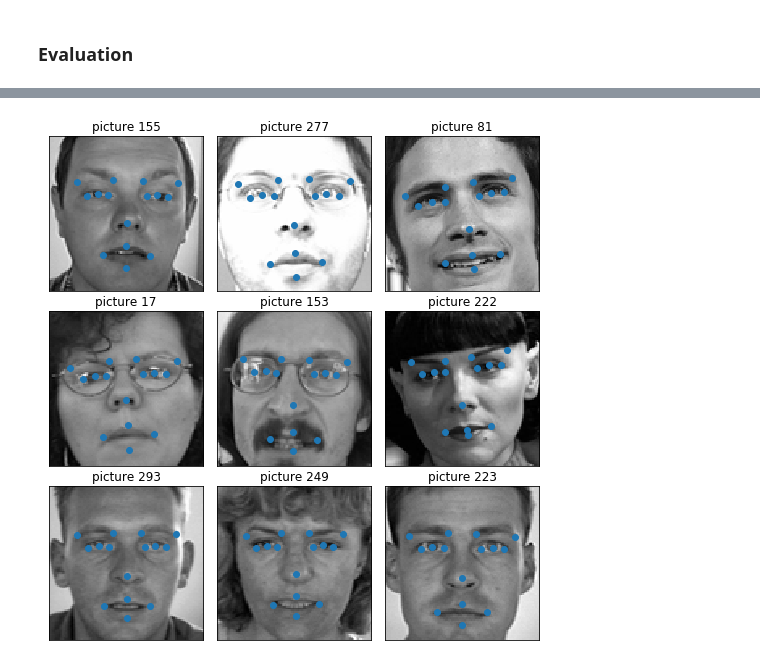
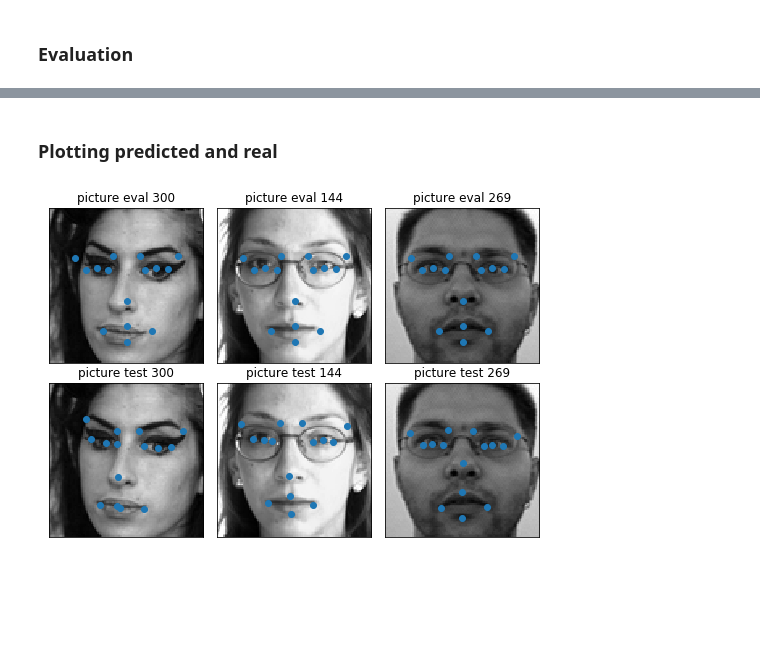
Before and after one commit to blawok/Facial_Keypoints, a Jupyter notebook: facial_keypoint_detection.ipynb, the cells around one changed output, grey strips where cells are left out. Saved outputs shown, nothing was run; the diff lists cells and outputs as text; code cells hidden in the pictures; blank space fills up the shorter version.

```diff
--- a/facial_keypoint_detection.ipynb
+++ b/facial_keypoint_detection.ipynb
@@ -367,9 +327,10 @@ model.compile(optimizer='Adam',
               loss='mse',
               metrics=['mae'])
 # %%
-model.fit(X_train,
-          y_train,
-          epochs=500,
-          batch_size=128,
-          validation_split=0.1
-          )
+hist_cnn = model.fit(X_train,
+                     y_train,
+                     epochs=500,
+                     batch_size=128,
+                     validation_split=0.1,
+                     verbose = 0
+                     )
@@ -404,27 +381,39 @@ Test MAE: 0.030270606
 # %%
 y_eval = model.predict(X_test)
+# %% [markdown]
+### Plotting predicted and real
 # %%
 def plot_sample(X,y,axs):
     '''
     kaggle picture is 96 by 96
     y is rescaled to range between -1 and 1
     '''
 
     axs.imshow(X.reshape(96,96),cmap="gray")
     axs.scatter(48*y[0::2]+ 48,48*y[1::2]+ 48)
 
 fig = plt.figure(figsize=(7, 7))
 fig.subplots_adjust(hspace=0.13,wspace=0.0001,
                     left=0,right=1,bottom=0, top=1)
 Npicture = 9
 count = 1
-for irow in range(Npicture):
-    ipic = np.random.choice(X_test.shape[0])
+picture_id = [300,144,269]
+
+for ipic in picture_id:
     ax = fig.add_subplot(Npicture/3 , 3, count,xticks=[],yticks=[])
     plot_sample(X_test[ipic],y_eval[ipic],ax)
-    ax.set_title("picture "+ str(ipic))
+    ax.set_title("picture eval "+ str(ipic))
     count += 1
+
+
+for ipic in picture_id:
+    ax = fig.add_subplot(Npicture/3 , 3, count,xticks=[],yticks=[])
+    plot_sample(X_test[ipic],y_test[ipic],ax)
+    ax.set_title("picture test "+ str(ipic))
+    count += 1
+
+
 plt.show()
 # %% [output]
-[figure, old version]
+[figure, new version]
 # %%
```
Also changed, not shown: parts of 7 cells of this notebook.
